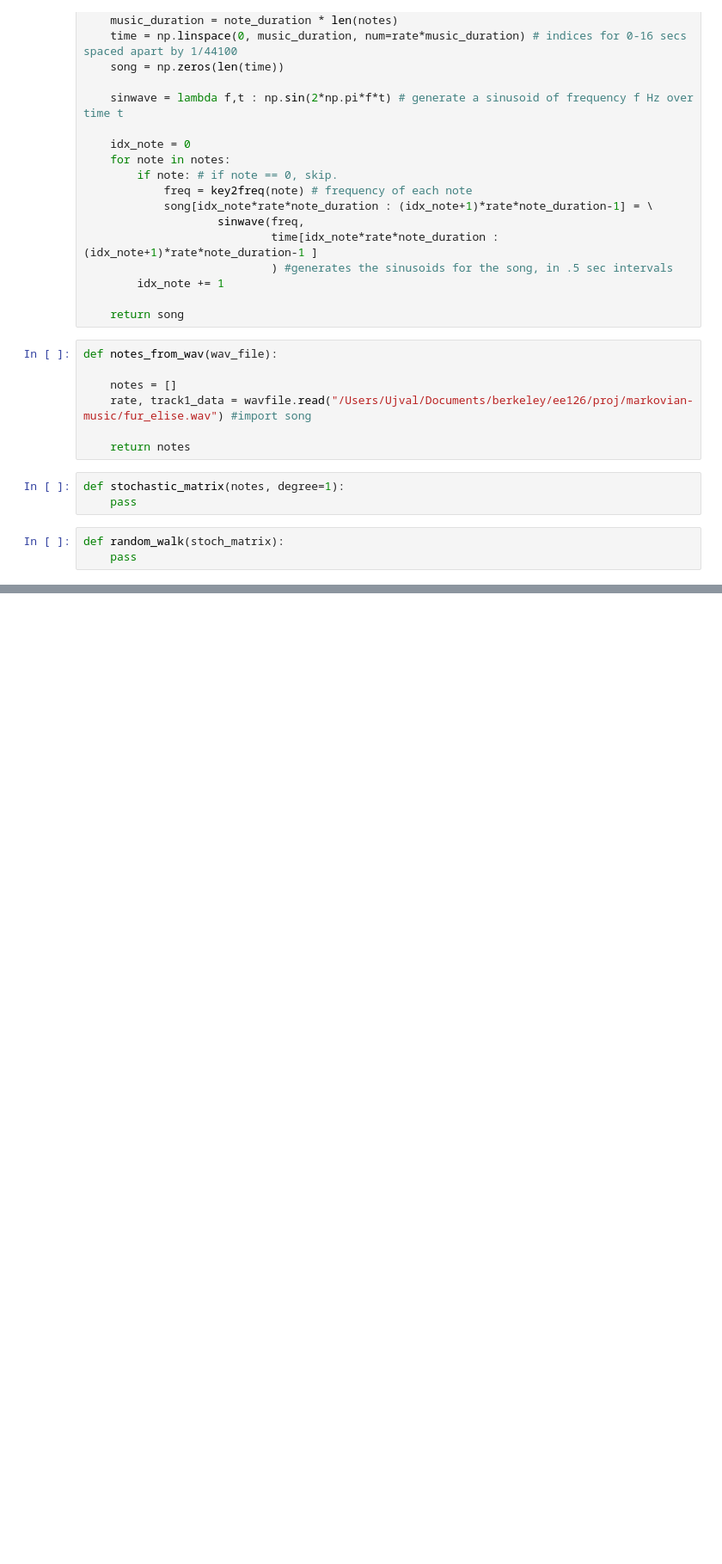
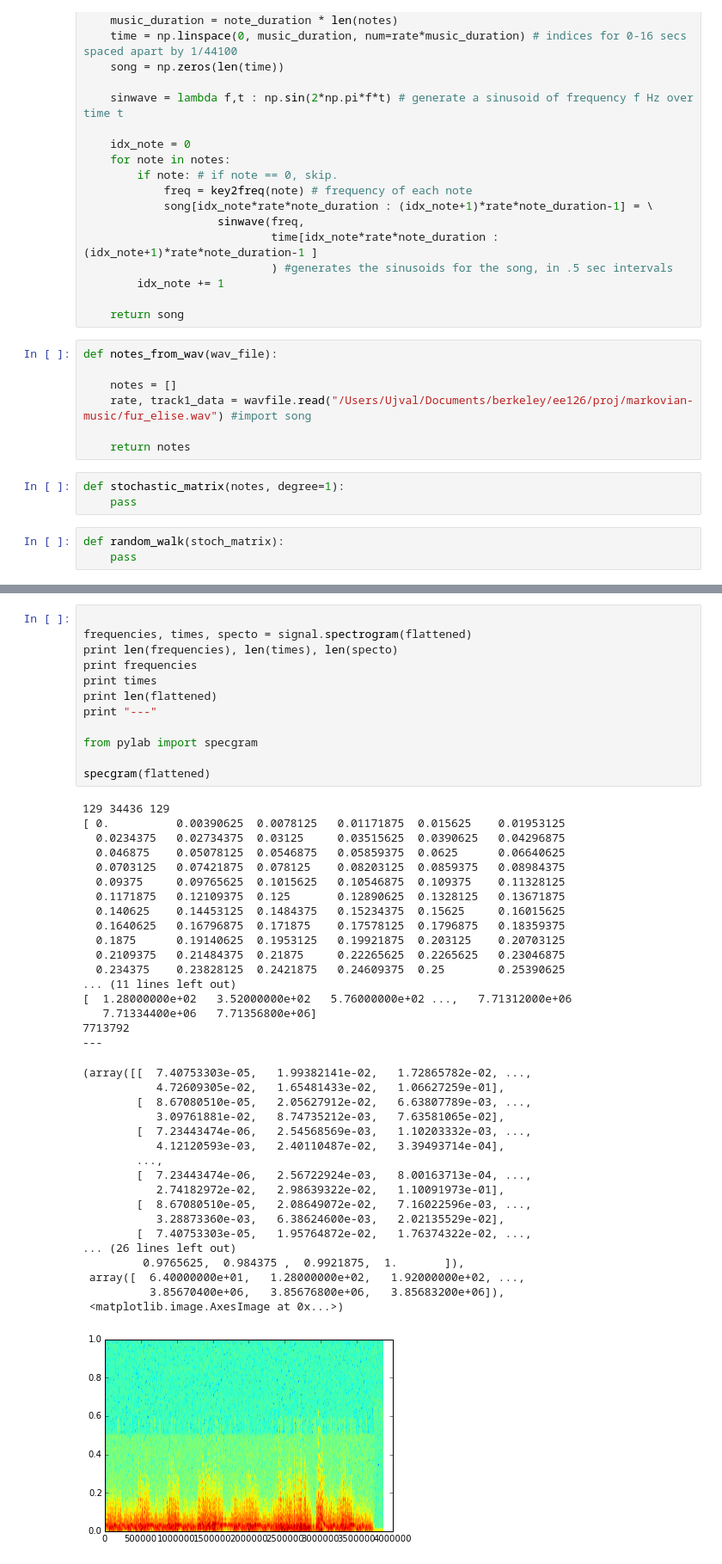
Before and after one commit to ujvl/markov-music, a Jupyter notebook: main_notebook.ipynb, the cells around one changed output, grey strips where cells are left out. Shown: that part at 86% size. Saved outputs shown, nothing was run; the diff lists cells and outputs as text; blank space fills up the shorter version.

```diff
--- a/main_notebook.ipynb
+++ b/main_notebook.ipynb
@@ -94,0 +99,48 @@ plt.show()
+# %%
+
+frequencies, times, specto = signal.spectrogram(flattened)
+print len(frequencies), len(times), len(specto)
+print frequencies
+print times
+print len(flattened)
+print "---"
+
+from pylab import specgram
+
+specgram(flattened)
+# %% [output]
+129 34436 129
+[ 0.          0.00390625  0.0078125   0.01171875  0.015625    0.01953125
+  0.0234375   0.02734375  0.03125     0.03515625  0.0390625   0.04296875
+  0.046875    0.05078125  0.0546875   0.05859375  0.0625      0.06640625
+  0.0703125   0.07421875  0.078125    0.08203125  0.0859375   0.08984375
+  0.09375     0.09765625  0.1015625   0.10546875  0.109375    0.11328125
+  0.1171875   0.12109375  0.125       0.12890625  0.1328125   0.13671875
+  0.140625    0.14453125  0.1484375   0.15234375  0.15625     0.16015625
+  0.1640625   0.16796875  0.171875    0.17578125  0.1796875   0.18359375
+  0.1875      0.19140625  0.1953125   0.19921875  0.203125    0.20703125
+  0.2109375   0.21484375  0.21875     0.22265625  0.2265625   0.23046875
+  0.234375    0.23828125  0.2421875   0.24609375  0.25        0.25390625
+... (11 lines left out)
+[  1.28000000e+02   3.52000000e+02   5.76000000e+02 ...,   7.71312000e+06
+   7.71334400e+06   7.71356800e+06]
+7713792
+---
+(array([[  7.40753303e-05,   1.99382141e-02,   1.72865782e-02, ...,
+           4.72609305e-02,   1.65481433e-02,   1.06627259e-01],
+        [  8.67080510e-05,   2.05627912e-02,   6.63807789e-03, ...,
+           3.09761881e-02,   8.74735212e-03,   7.63581065e-02],
+        [  7.23443474e-06,   2.54568569e-03,   1.10203332e-03, ...,
+           4.12120593e-03,   2.40110487e-02,   3.39493714e-04],
+        ...,
+        [  7.23443474e-06,   2.56722924e-03,   8.00163713e-04, ...,
+           2.74182972e-02,   2.98639322e-02,   1.10091973e-01],
+        [  8.67080510e-05,   2.08649072e-02,   7.16022596e-03, ...,
+           3.28873360e-03,   6.38624600e-03,   2.02135529e-02],
+        [  7.40753303e-05,   1.95764872e-02,   1.76374322e-02, ...,
+... (26 lines left out)
+         0.9765625,  0.984375 ,  0.9921875,  1.       ]),
+ array([  6.40000000e+01,   1.28000000e+02,   1.92000000e+02, ...,
+          3.85670400e+06,   3.85676800e+06,   3.85683200e+06]),
+ <matplotlib.image.AxesImage at 0x...>)
+[figure, added]
```
Also changed, not shown: parts of 3 cells of this notebook.
